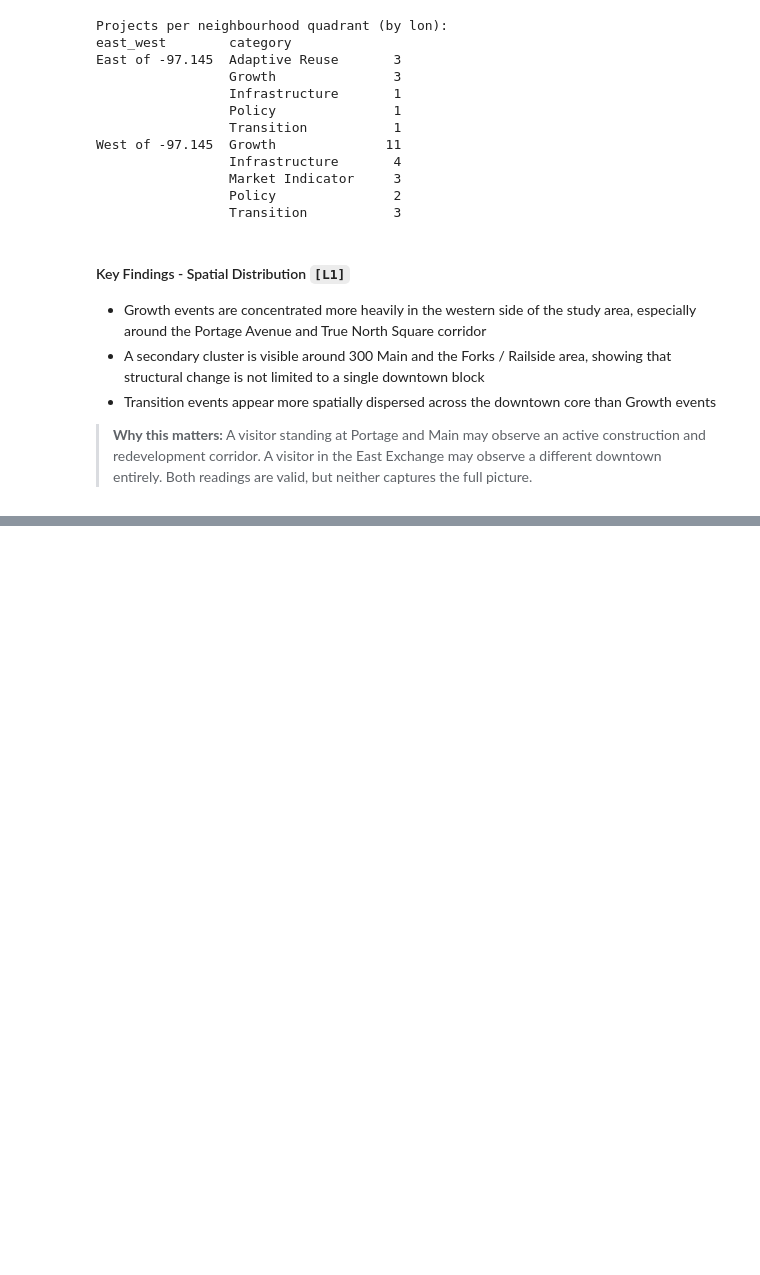
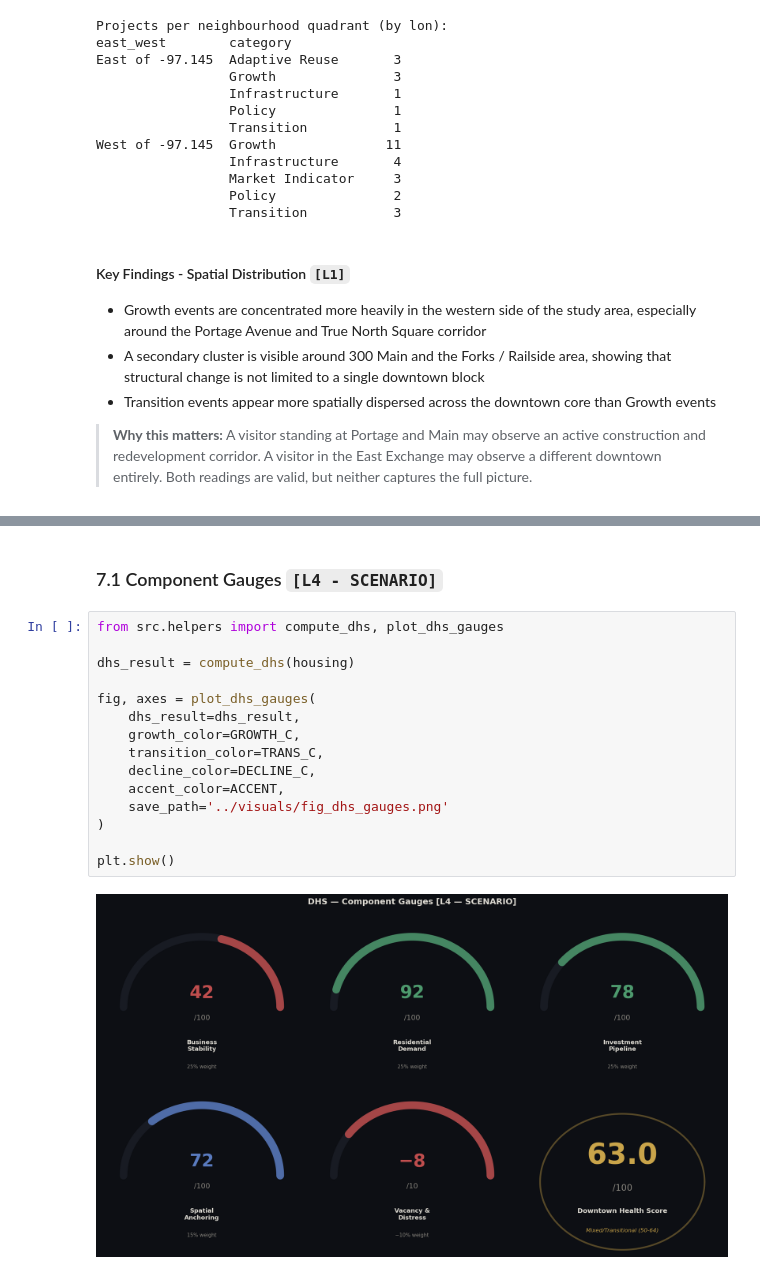
Before and after one commit to rynetroy/comp-2040-project-3, a Jupyter notebook: notebooks/week14.ipynb, the cells around one changed output, grey strips where cells are left out. Cells and saved outputs as stored; diff of their text form; blank space fills up the shorter version.

```diff
--- a/notebooks/week14.ipynb
+++ b/notebooks/week14.ipynb
@@ -911,0 +784,19 @@ Reference
+# %% [markdown]
+### 7.1 Component Gauges `[L4 - SCENARIO]`
+# %%
+from src.helpers import compute_dhs, plot_dhs_gauges
+
+dhs_result = compute_dhs(housing)
+
+fig, axes = plot_dhs_gauges(
+    dhs_result=dhs_result,
+    growth_color=GROWTH_C,
+    transition_color=TRANS_C,
+    decline_color=DECLINE_C,
+    accent_color=ACCENT,
+    save_path='../visuals/fig_dhs_gauges.png'
+)
+
+plt.show()
+# %% [output]
+[figure, added]
```
Also changed, not shown: parts of 9 cells of this notebook, 3 other files.
